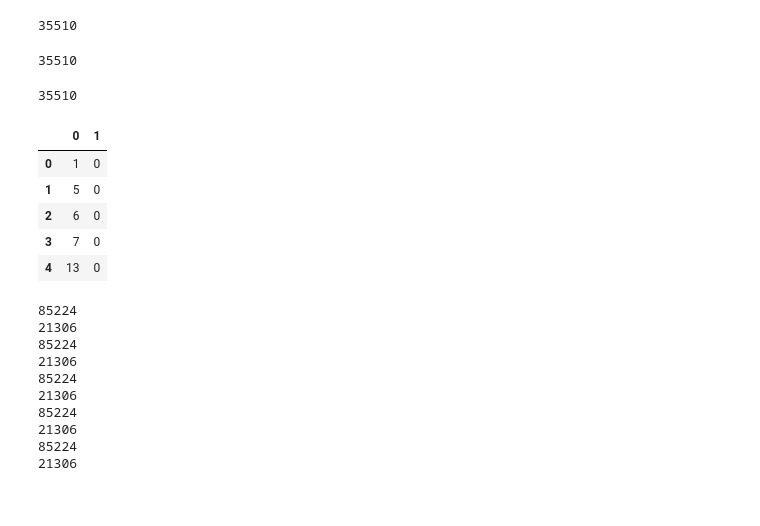
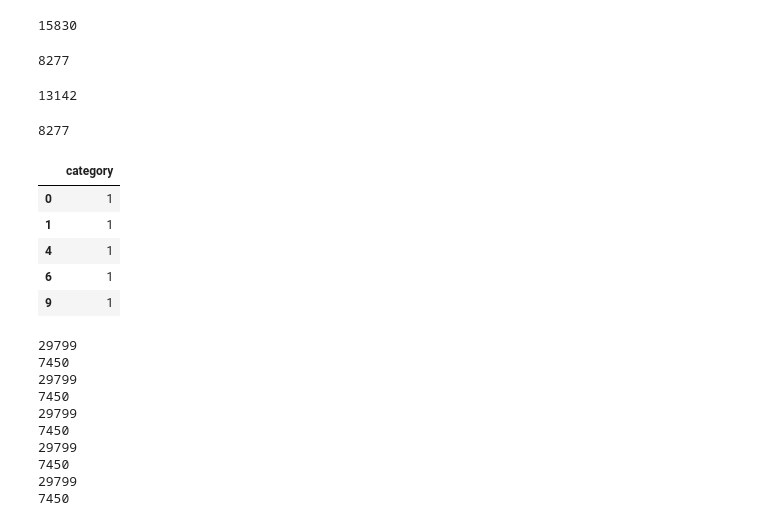
Before and after one commit to MinSuan96/TwitterSA, a Jupyter notebook: code/data-splitting.ipynb, the cells around one changed output. Drawn from its saved outputs; the diff is of its cells as text; code cells hidden in the pictures.

Commit message:
added reddit data

```diff
--- a/code/data-splitting.ipynb
+++ b/code/data-splitting.ipynb
@@ -1,10 +1,10 @@
 # %%
-TRAIN_PROCESSED_FILE = '../twitter_data/3-sentiment-processed.csv'
+TRAIN_PROCESSED_FILE = '../twitter_data/reddit-twitter/Reddit_Data.csv'
 # %%
 import numpy as np
 import pandas as pd
 from sklearn.model_selection import train_test_split
 # %%
-data = pd.read_csv(TRAIN_PROCESSED_FILE, header=None)
+data = pd.read_csv(TRAIN_PROCESSED_FILE)
 print(len(data))
 # %% [output]
@@ -21,3 +21,5 @@ data.head(5)
+# %%
+data = data[['category', 'clean_comment']]
 # %%
 text = data[[2]]
 count = 0
@@ -68,12 +46,12 @@ text.iloc[5].values[0].split()
 # %%
-len(data.loc[data[1] == 1])
+len(data.loc[data['category'] == 1])
 # %% [output]
-35510
+15830
-# %%
-len(data.loc[data[1] == -1])
-# %% [output]
-35510
-# %%
-len(data.loc[data[1] == 0])
-# %% [output]
-35510
+# %%
+len(data.loc[data['category'] == -1])
+# %% [output]
+8277
+# %%
+len(data.loc[data['category'] == 0])
+# %% [output]
+13142
@@ -80,13 +62,17 @@ len(data.loc[data[1] == 0])
+# %%
+len(equal_count_data)
+# %% [output]
+8277
 # %%
-y = data[[0, 1]]
+y = data[['category']]
 y.head(5)
 # %% [output]
-|  | 0 | 1 |
-| 0 | 1 | 0 |
-| 1 | 5 | 0 |
-| 2 | 6 | 0 |
-| 3 | 7 | 0 |
-| 4 | 13 | 0 |
+|  | category |
+| 0 | 1 |
+| 1 | 1 |
+| 4 | 1 |
+| 6 | 1 |
+| 9 | 1 |
 # %%
 def split_train_test(data, y, test_size=0.2, random_state=42):
     X_train, X_test, y_train, y_test = train_test_split(data, y, test_size=test_size, random_state=random_state)
@@ -95,23 +81,23 @@ def split_train_test(data, y, test_size=0.2, random_state=42):
     print(len(X_train))
     print(len(X_test))
     return X_train, X_test, y_train, y_test
-# %%
-X_train0, X_test0, y_train0, y_test0 = split_train_test(data, y, test_size=0.2, random_state=990309)
-X_train1, X_test1, y_train1, y_test1 = split_train_test(data, y, test_size=0.2, random_state=910)
-X_train2, X_test2, y_train2, y_test2 = split_train_test(data, y, test_size=0.2, random_state=229)
-X_train3, X_test3, y_train3, y_test3 = split_train_test(data, y, test_size=0.2, random_state=1017)
-X_train4, X_test4, y_train4, y_test4 = split_train_test(data, y, test_size=0.2, random_state=1104)
-# %% [output]
-85224
-21306
-85224
-21306
-85224
-21306
-85224
-21306
-85224
-21306
+# %%
+X_train0, X_test0, y_train0, y_test0 = split_train_test(data, y, test_size=0.2, random_state=990309)
+X_train1, X_test1, y_train1, y_test1 = split_train_test(data, y, test_size=0.2, random_state=910)
+X_train2, X_test2, y_train2, y_test2 = split_train_test(data, y, test_size=0.2, random_state=229)
+X_train3, X_test3, y_train3, y_test3 = split_train_test(data, y, test_size=0.2, random_state=1017)
+X_train4, X_test4, y_train4, y_test4 = split_train_test(data, y, test_size=0.2, random_state=1104)
+# %% [output]
+29799
+7450
+29799
+7450
+29799
+7450
+29799
+7450
+29799
+7450
 # %%
 X_train0.head(5)
 # %% [output]
```
Also changed, not shown: parts of 13 cells of this notebook, 20 other files.
